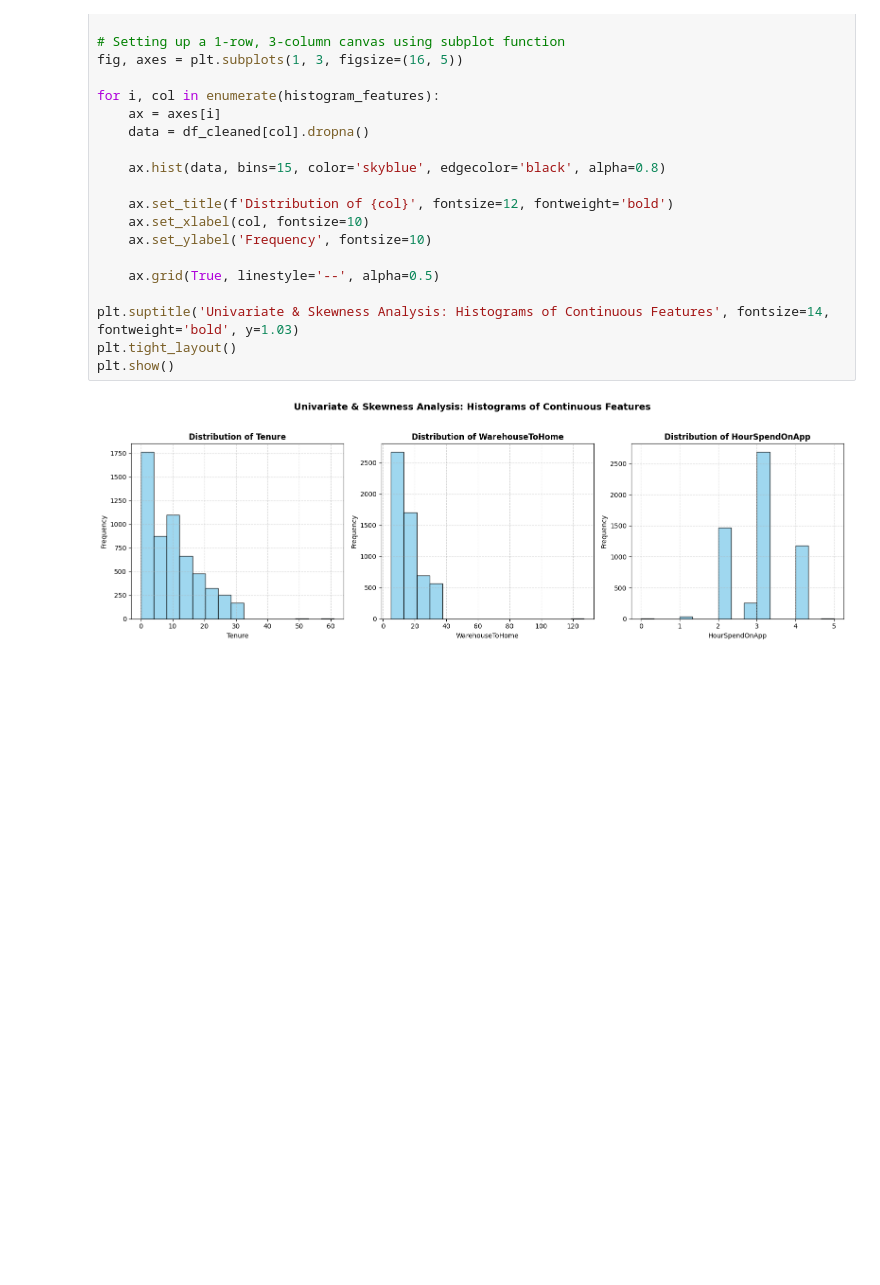
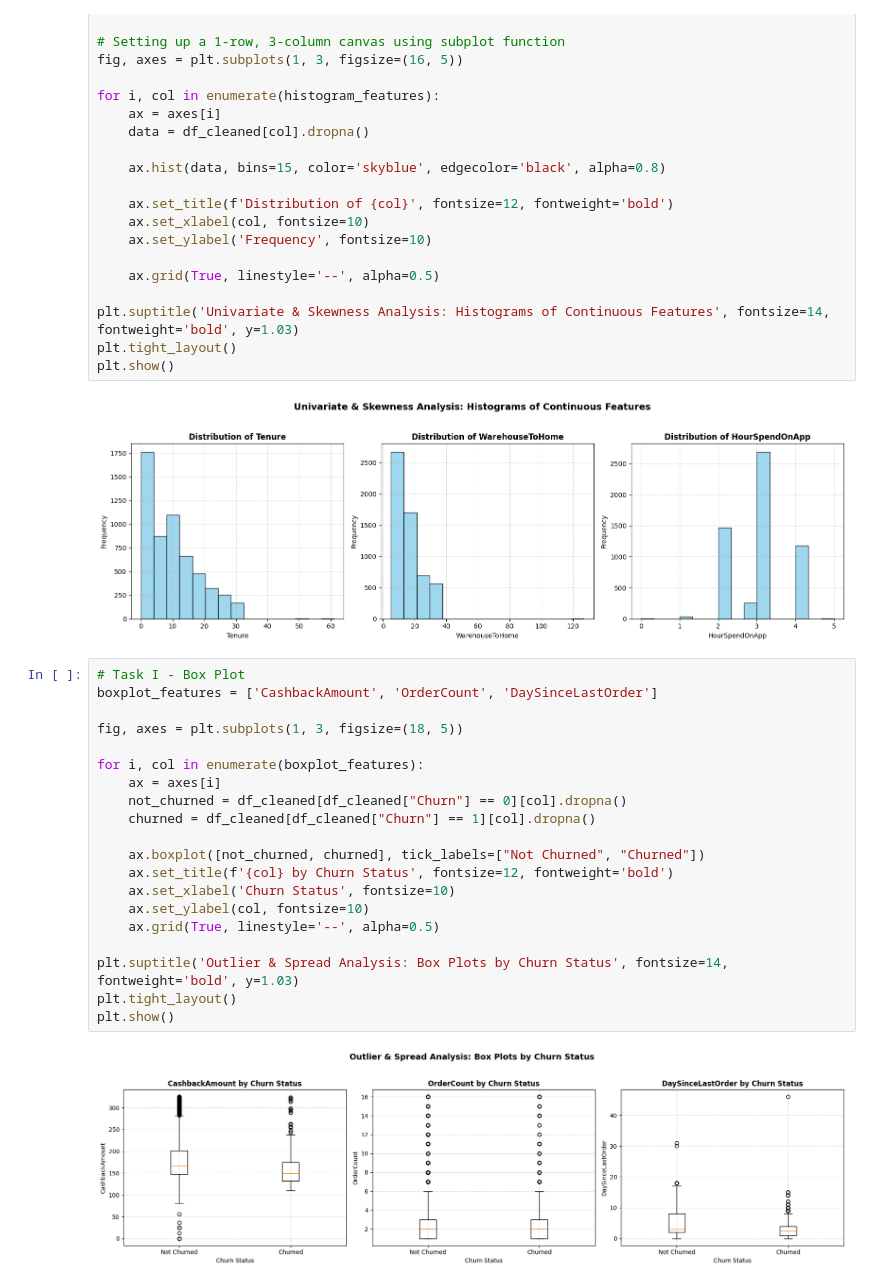
Before and after one commit to DrishtiNigam1928/CUSTOMER_CHURN, a Jupyter notebook: notebooks/main_analysis.ipynb, the cells around one changed output. Saved outputs shown, nothing was run; the diff lists cells and outputs as text; blank space fills up the shorter version.

Commit message:
BOX PLOT DONE

```diff
--- a/notebooks/main_analysis.ipynb
+++ b/notebooks/main_analysis.ipynb
@@ -925,3 +925,25 @@ plt.tight_layout()
 plt.show()
 # %% [output]
 [figure]
+# %%
+# Task I - Box Plot
+boxplot_features = ['CashbackAmount', 'OrderCount', 'DaySinceLastOrder']
+
+fig, axes = plt.subplots(1, 3, figsize=(18, 5))
+
+for i, col in enumerate(boxplot_features):
+    ax = axes[i]
+    not_churned = df_cleaned[df_cleaned["Churn"] == 0][col].dropna()
+    churned = df_cleaned[df_cleaned["Churn"] == 1][col].dropna()
+
+    ax.boxplot([not_churned, churned], tick_labels=["Not Churned", "Churned"])
+    ax.set_title(f'{col} by Churn Status', fontsize=12, fontweight='bold')
+    ax.set_xlabel('Churn Status', fontsize=10)
+    ax.set_ylabel(col, fontsize=10)
+    ax.grid(True, linestyle='--', alpha=0.5)
+
+plt.suptitle('Outlier & Spread Analysis: Box Plots by Churn Status', fontsize=14, fontweight='bold', y=1.03)
+plt.tight_layout()
+plt.show()
+# %% [output]
+[figure, added]
```
